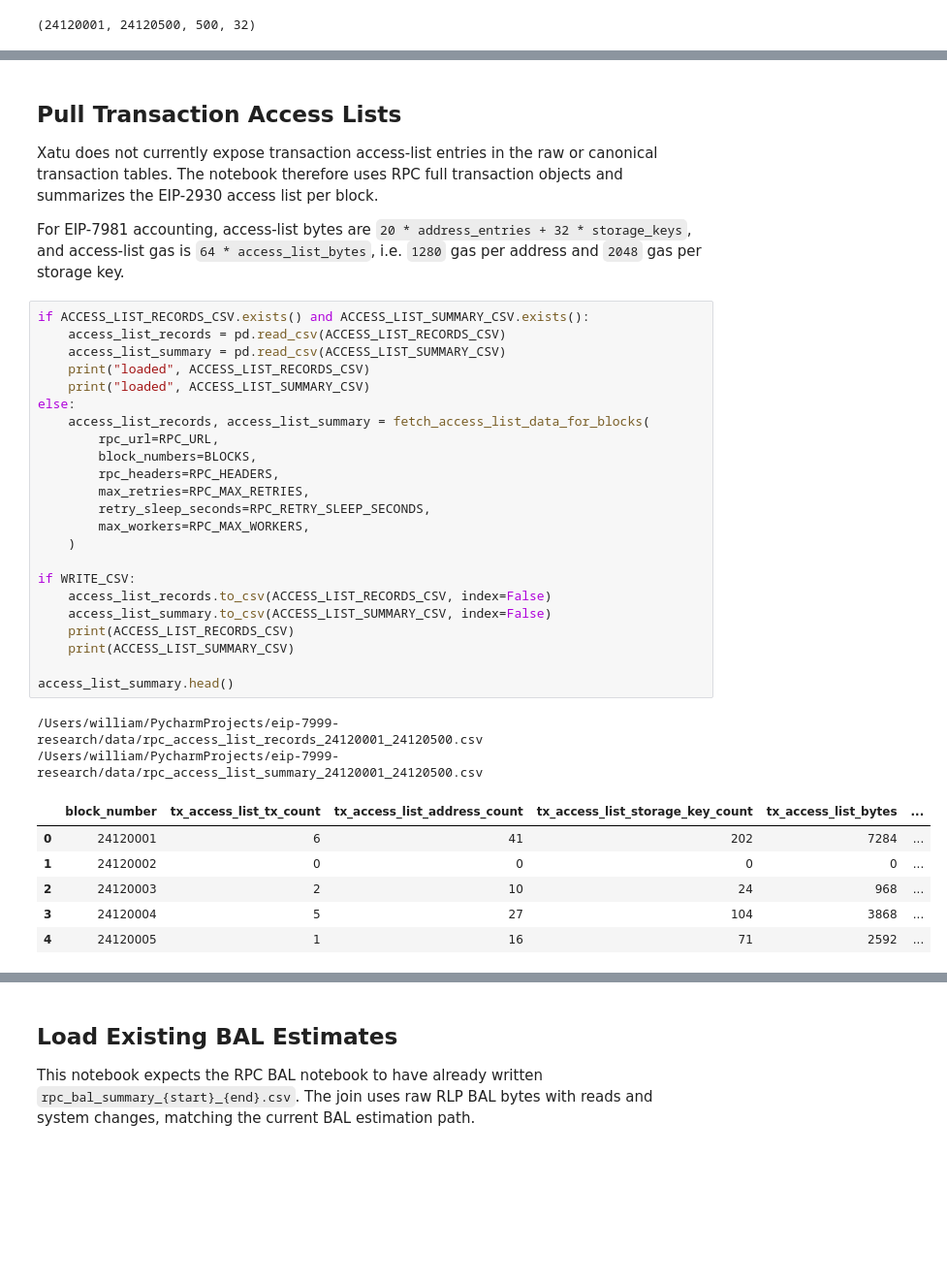
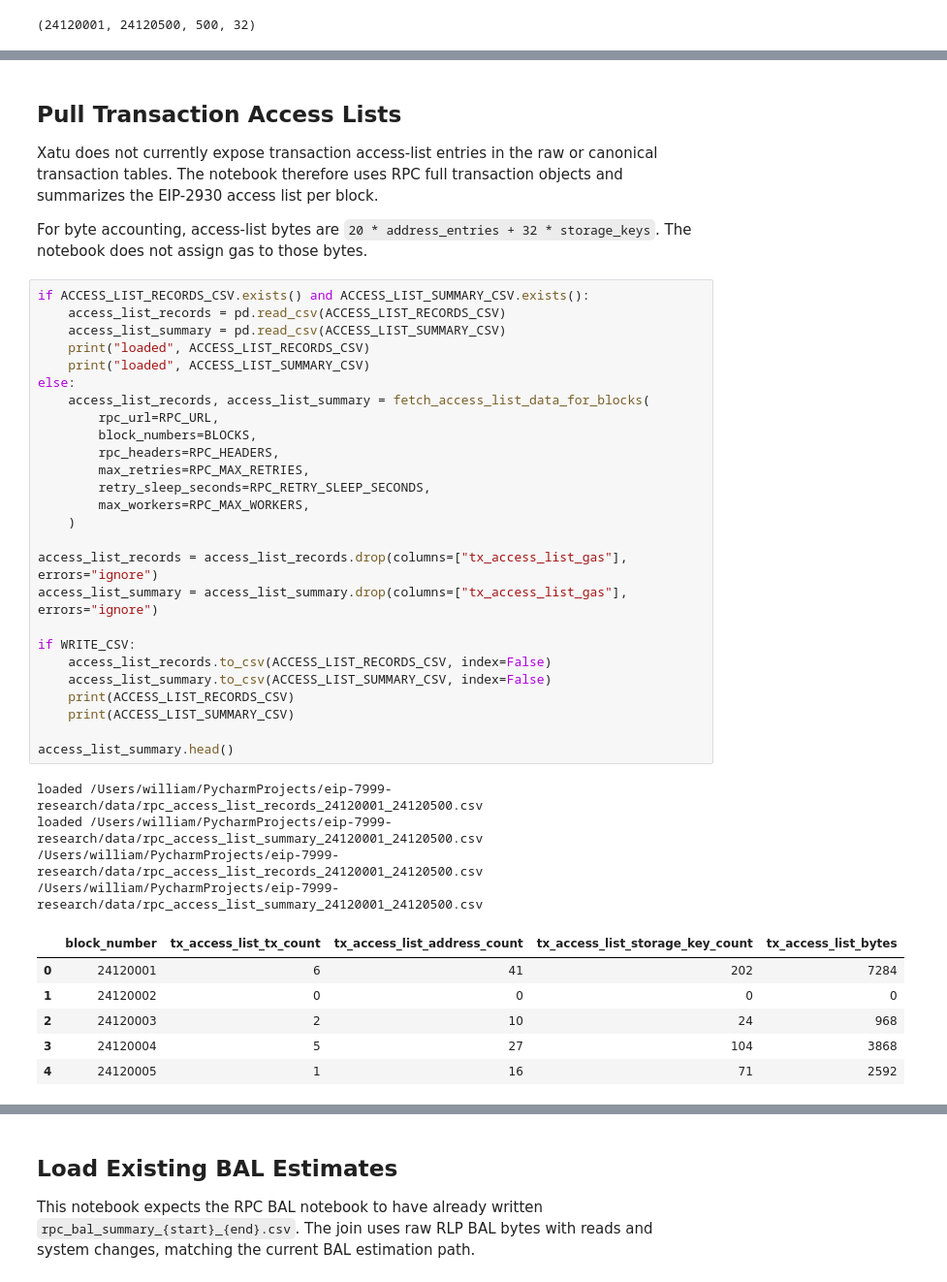
Before and after one commit to M1kuW1ll/eip-7999-research, a Jupyter notebook: notebooks/0.3-bandwidth-content.ipynb, the cells around one changed output, grey strips where cells are left out. Shown at 97% size. Drawn from its saved outputs; the diff is of its cells as text; blank space fills up the shorter version.

```diff
--- a/notebooks/0.5-bandwidth-content.ipynb
+++ b/notebooks/0.3-bandwidth-content.ipynb
@@ -140,39 +138,44 @@ loaded /Users/william/PycharmProjects/eip-7999-research/data/rpc_authorization_s
 
 Xatu does not currently expose transaction access-list entries in the raw or canonical transaction tables. The notebook therefore uses RPC full transaction objects and summarizes the EIP-2930 access list per block.
 
-For EIP-7981 accounting, access-list bytes are `20 * address_entries + 32 * storage_keys`, and access-list gas is `64 * access_list_bytes`, i.e. `1280` gas per address and `2048` gas per storage key.
+For byte accounting, access-list bytes are `20 * address_entries + 32 * storage_keys`. The notebook does not assign gas to those bytes.
 # %%
 if ACCESS_LIST_RECORDS_CSV.exists() and ACCESS_LIST_SUMMARY_CSV.exists():
     access_list_records = pd.read_csv(ACCESS_LIST_RECORDS_CSV)
     access_list_summary = pd.read_csv(ACCESS_LIST_SUMMARY_CSV)
     print("loaded", ACCESS_LIST_RECORDS_CSV)
     print("loaded", ACCESS_LIST_SUMMARY_CSV)
 else:
     access_list_records, access_list_summary = fetch_access_list_data_for_blocks(
         rpc_url=RPC_URL,
         block_numbers=BLOCKS,
         rpc_headers=RPC_HEADERS,
         max_retries=RPC_MAX_RETRIES,
         retry_sleep_seconds=RPC_RETRY_SLEEP_SECONDS,
         max_workers=RPC_MAX_WORKERS,
     )
 
+access_list_records = access_list_records.drop(columns=["tx_access_list_gas"], errors="ignore")
+access_list_summary = access_list_summary.drop(columns=["tx_access_list_gas"], errors="ignore")
+
 if WRITE_CSV:
     access_list_records.to_csv(ACCESS_LIST_RECORDS_CSV, index=False)
     access_list_summary.to_csv(ACCESS_LIST_SUMMARY_CSV, index=False)
     print(ACCESS_LIST_RECORDS_CSV)
     print(ACCESS_LIST_SUMMARY_CSV)
 
 access_list_summary.head()
 # %% [output]
+loaded /Users/william/PycharmProjects/eip-7999-research/data/rpc_access_list_records_24120001_24120500.csv
+loaded /Users/william/PycharmProjects/eip-7999-research/data/rpc_access_list_summary_24120001_24120500.csv
 /Users/william/PycharmProjects/eip-7999-research/data/rpc_access_list_records_24120001_24120500.csv
 /Users/william/PycharmProjects/eip-7999-research/data/rpc_access_list_summary_24120001_24120500.csv
-|  | block_number | tx_access_list_tx_count | tx_access_list_address_count | tx_access_list_storage_key_count | tx_access_list_bytes | ... |
-| 0 | 24120001 | 6 | 41 | 202 | 7284 | ... |
-| 1 | 24120002 | 0 | 0 | 0 | 0 | ... |
-| 2 | 24120003 | 2 | 10 | 24 | 968 | ... |
-| 3 | 24120004 | 5 | 27 | 104 | 3868 | ... |
-| 4 | 24120005 | 1 | 16 | 71 | 2592 | ... |
+|  | block_number | tx_access_list_tx_count | tx_access_list_address_count | tx_access_list_storage_key_count | tx_access_list_bytes |
+| 0 | 24120001 | 6 | 41 | 202 | 7284 |
+| 1 | 24120002 | 0 | 0 | 0 | 0 |
+| 2 | 24120003 | 2 | 10 | 24 | 968 |
+| 3 | 24120004 | 5 | 27 | 104 | 3868 |
+| 4 | 24120005 | 1 | 16 | 71 | 2592 |
 # %% [markdown]
 ## Pull Calldata And Blob Hash Counts
 
```
Also changed, not shown: parts of 9 cells of this notebook, 25 other files.
